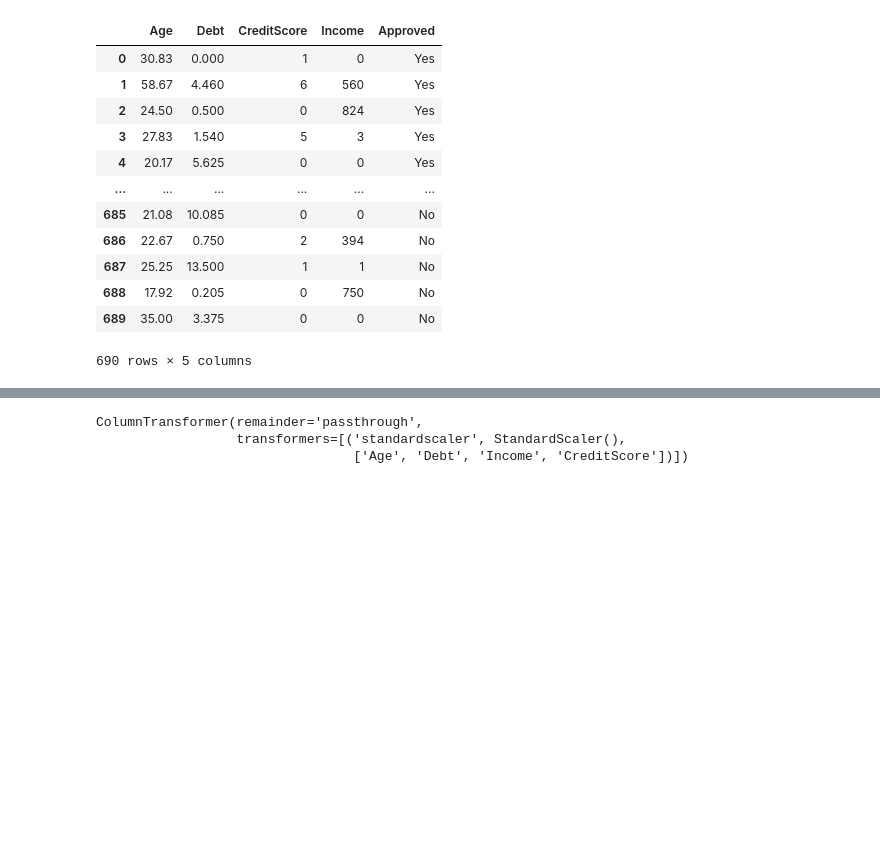
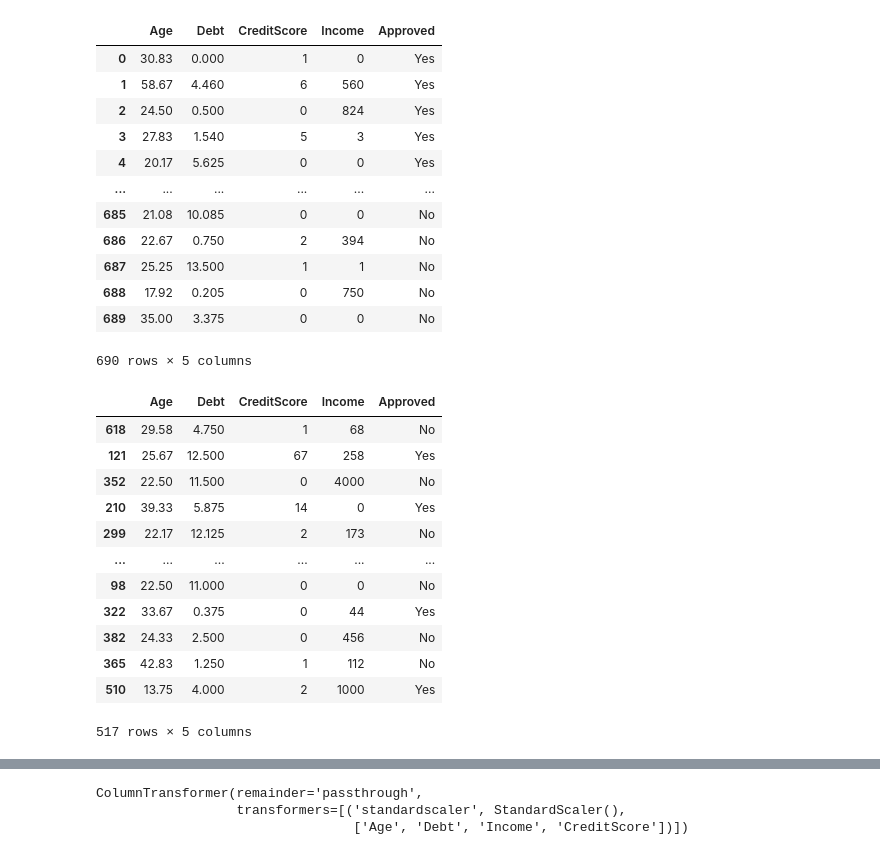
Before and after one commit to ananyaseth20/DSCI_100_Group_6, a Jupyter notebook: final_report_with_code/classification_model.ipynb, the cells around one changed output, grey strips where cells are left out. Cells and saved outputs as stored; diff of their text form; code cells hidden in the pictures; blank space fills up the shorter version.

```diff
--- a/final_report_with_code/classification_model.ipynb
+++ b/final_report_with_code/classification_model.ipynb
@@ -58,6 +58,23 @@ data
 | 688 | 17.92 | 0.205 | 0 | 750 | No |
 | 689 | 35.00 | 3.375 | 0 | 0 | No |
 690 rows × 5 columns
+# %%
+data_train, data_test = train_test_split(data, test_size=0.25, random_state=123)
+data_train
+# %% [output]
+|  | Age | Debt | CreditScore | Income | Approved |
+| 618 | 29.58 | 4.750 | 1 | 68 | No |
+| 121 | 25.67 | 12.500 | 67 | 258 | Yes |
+| 352 | 22.50 | 11.500 | 0 | 4000 | No |
+| 210 | 39.33 | 5.875 | 14 | 0 | Yes |
+| 299 | 22.17 | 12.125 | 2 | 173 | No |
+| ... | ... | ... | ... | ... | ... |
+| 98 | 22.50 | 11.000 | 0 | 0 | No |
+| 322 | 33.67 | 0.375 | 0 | 44 | Yes |
+| 382 | 24.33 | 2.500 | 0 | 456 | No |
+| 365 | 42.83 | 1.250 | 1 | 112 | No |
+| 510 | 13.75 | 4.000 | 2 | 1000 | Yes |
+517 rows × 5 columns
 # %%
 # data summarization
 # bar charts of every predictor variable, maxbins = 30
```
Also changed, not shown: parts of 20 cells of this notebook.
